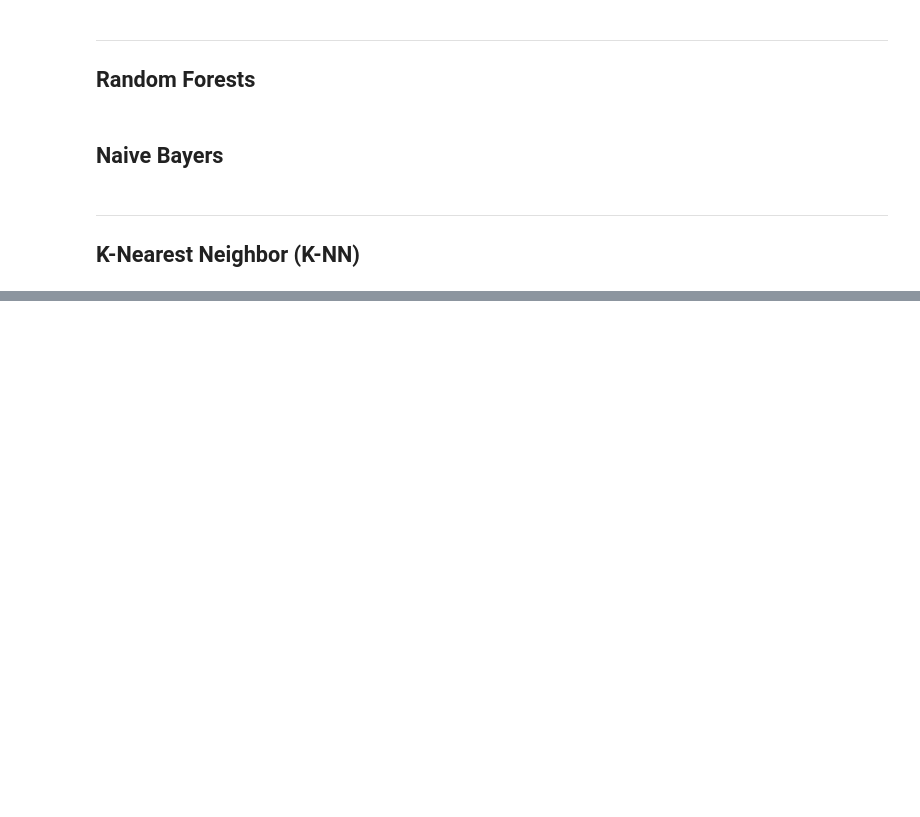
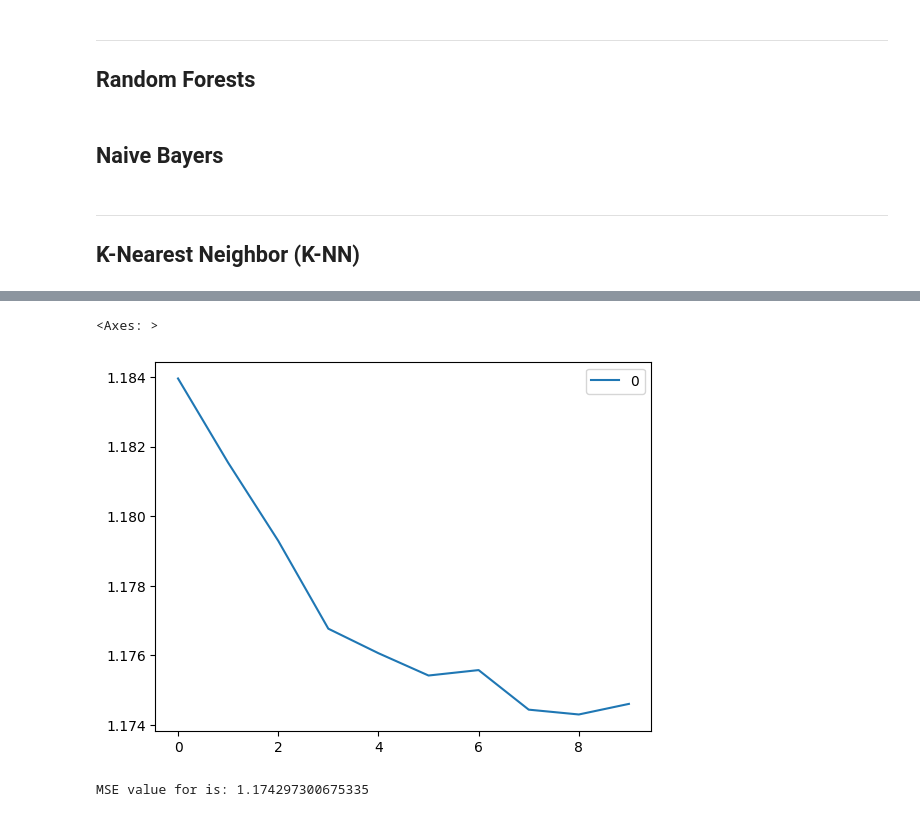
Before and after one commit to ritou344/Data-Project, a Jupyter notebook: TEST_Supervised Modelling.ipynb, the cells around one changed output, grey strips where cells are left out. Drawn from its saved outputs; the diff is of its cells as text; code cells hidden in the pictures; blank space fills up the shorter version.

```diff
--- a/TEST_Supervised Modelling.ipynb
+++ b/TEST_Supervised Modelling.ipynb
@@ -875,0 +894,40 @@ df["B2B_EMPLOYEE_SIZE",
+# %%
+# Setting independent variables
+X_knn = df_knn.iloc[:,3:].copy()
+# %%
+# Setting dependent variables
+y_knn = df_knn['usage_range'].copy()
+# %%
+X_train_knn, X_test_knn, y_train_knn, y_test_knn = train_test_split(X_knn, y_knn, test_size=0.3)
+# %%
+scaler = MinMaxScaler(feature_range=(0, 1))
+
+x_train_scaled = scaler.fit_transform(X_train_knn)
+X_train_knn = pd.DataFrame(x_train_scaled)
+
+x_test_scaled = scaler.fit_transform(X_test_knn)
+X_test_knn = pd.DataFrame(x_test_scaled)
+# %%
+rmse_val = [] #to store rmse values for different k
+for K in range(10,20):
+    K = K+1
+    model = neighbors.KNeighborsRegressor(n_neighbors = K)
+
+    model.fit(X_train_knn, y_train_knn)  #fit the model
+    pred=model.predict(X_test_knn) #make prediction on test set
+    error = sqrt(mean_squared_error(y_test_knn,pred)) #calculate rmse
+    rmse_val.append(error) #store rmse values
+curve = pd.DataFrame(rmse_val) #elbow curve
+curve.plot()
+# %% [output]
+<Axes: >
+[figure, added]
+# %%
+model = neighbors.KNeighborsRegressor(n_neighbors = 19)
+model.fit(X_train_knn, y_train_knn)  #fit the model
+pred = model.predict(X_test_knn) #make prediction on test set
+error = sqrt(mean_squared_error(y_test_knn,pred)) #calculate rmse
+#rmse_val.append(error) #store rmse values
+print('MSE value for is:', error)
+# %% [output]
+MSE value for is: 1.174297300675335
```
Also changed, not shown: parts of 4 cells of this notebook.
